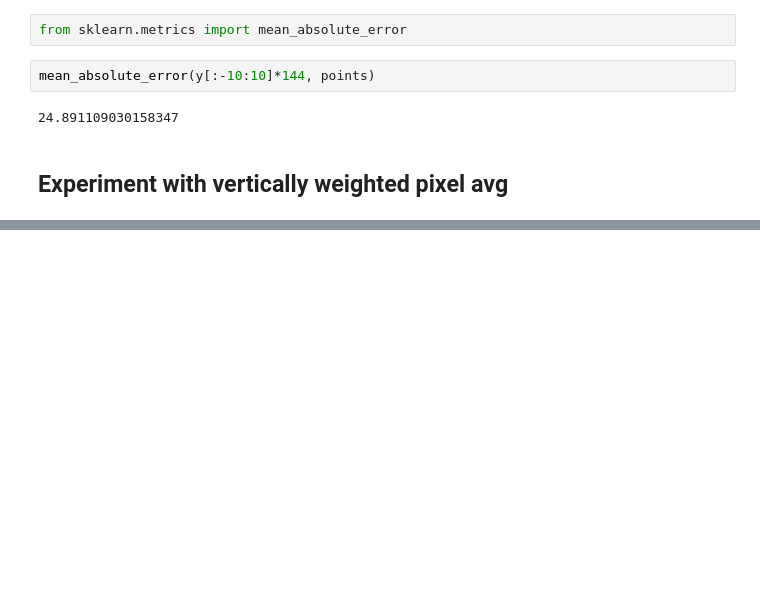
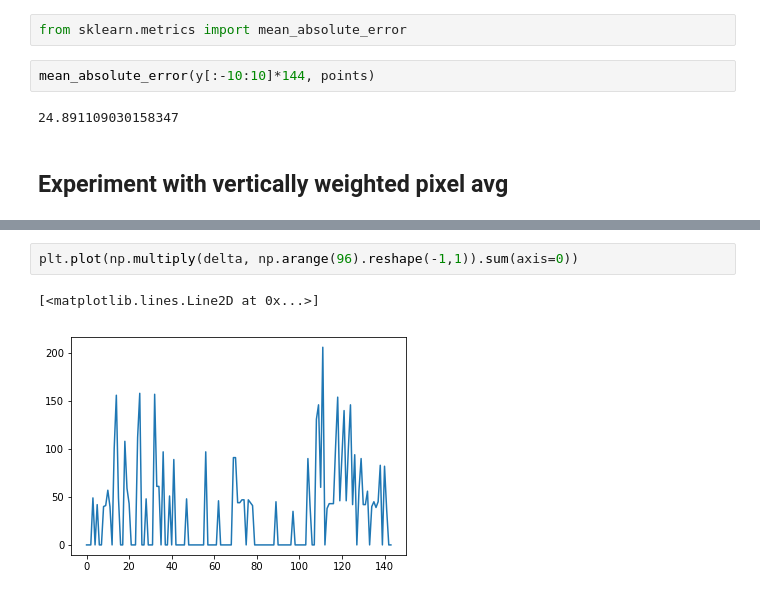
Before and after one commit to ZackAkil/robo-videographer-app, a Jupyter notebook: machine_learning/heuristic/1#.ipynb, the cells around one changed output, grey strips where cells are left out. Saved outputs shown, nothing was run; the diff lists cells and outputs as text; blank space fills up the shorter version.

```diff
--- a/machine_learning/heuristic/1#.ipynb
+++ b/machine_learning/heuristic/1#.ipynb
@@ -47,0 +73,5 @@ mean_absolute_error(y[:-10:10]*144, points)
+# %%
+plt.plot(np.multiply(delta, np.arange(96).reshape(-1,1)).sum(axis=0))
+# %% [output]
+[<matplotlib.lines.Line2D at 0x...>]
+[figure, added]
```
Also changed, not shown: parts of 8 cells of this notebook.
